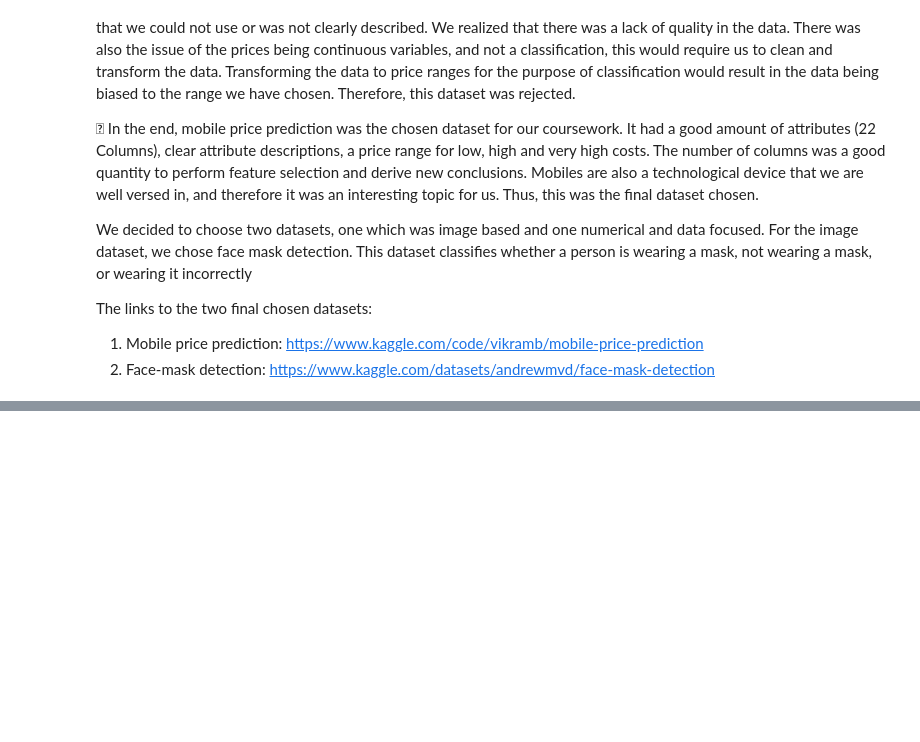
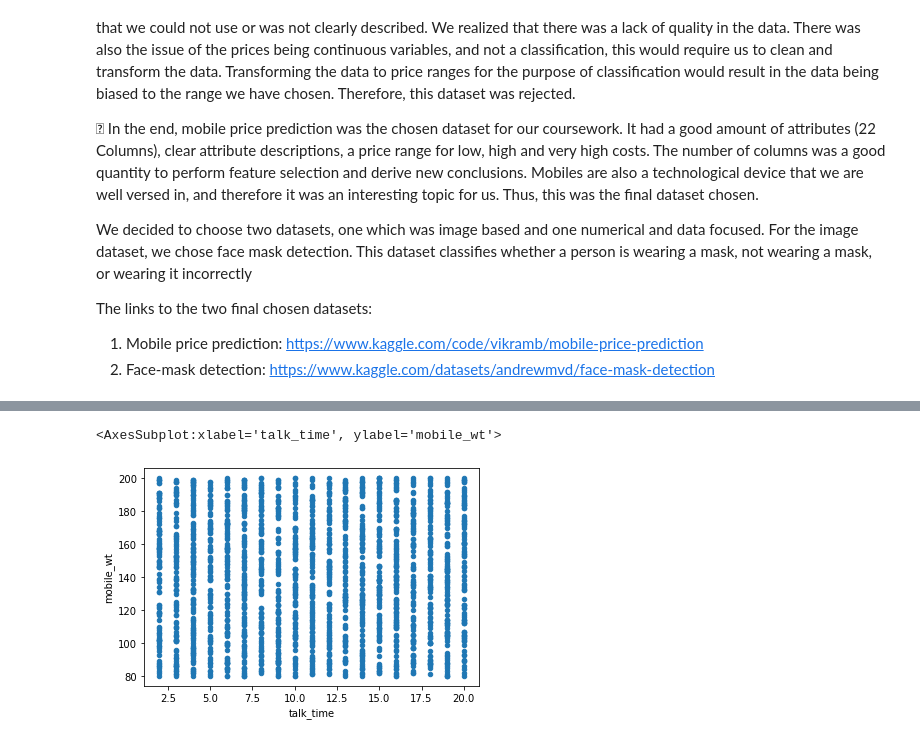
Before and after one commit to na2007/F20DL, a Jupyter notebook: Coursework.ipynb, the cells around one changed output, grey strips where cells are left out. Saved outputs shown, nothing was run; the diff lists cells and outputs as text; code cells hidden in the pictures; blank space fills up the shorter version.

```diff
--- a/Coursework.ipynb
+++ b/Coursework.ipynb
@@ -21,0 +111,5 @@ The links to the two final chosen datasets:
+# %%
+mobile.plot(kind="scatter", x="talk_time", y="mobile_wt")
+# %% [output]
+<AxesSubplot:xlabel='talk_time', ylabel='mobile_wt'>
+[figure, added]
```
Also changed, not shown: parts of 19 cells of this notebook.
